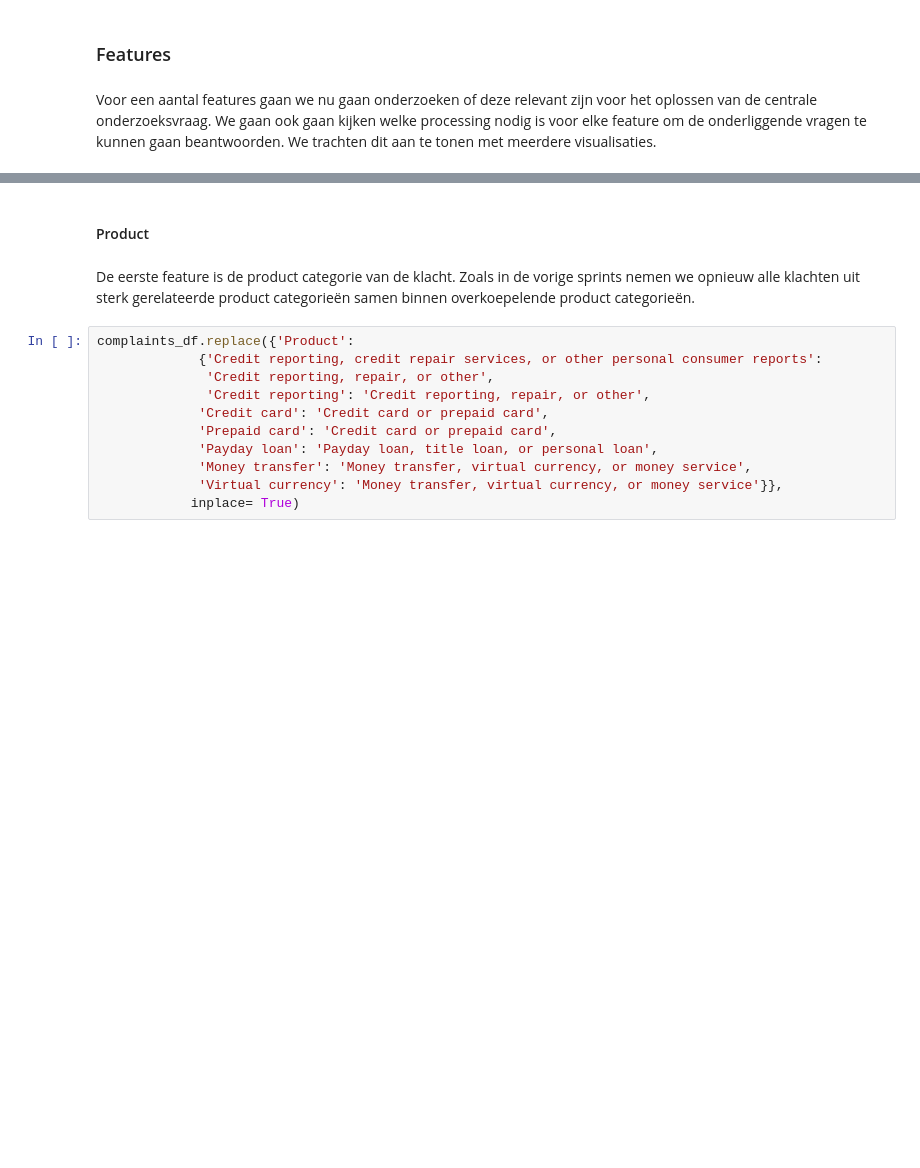
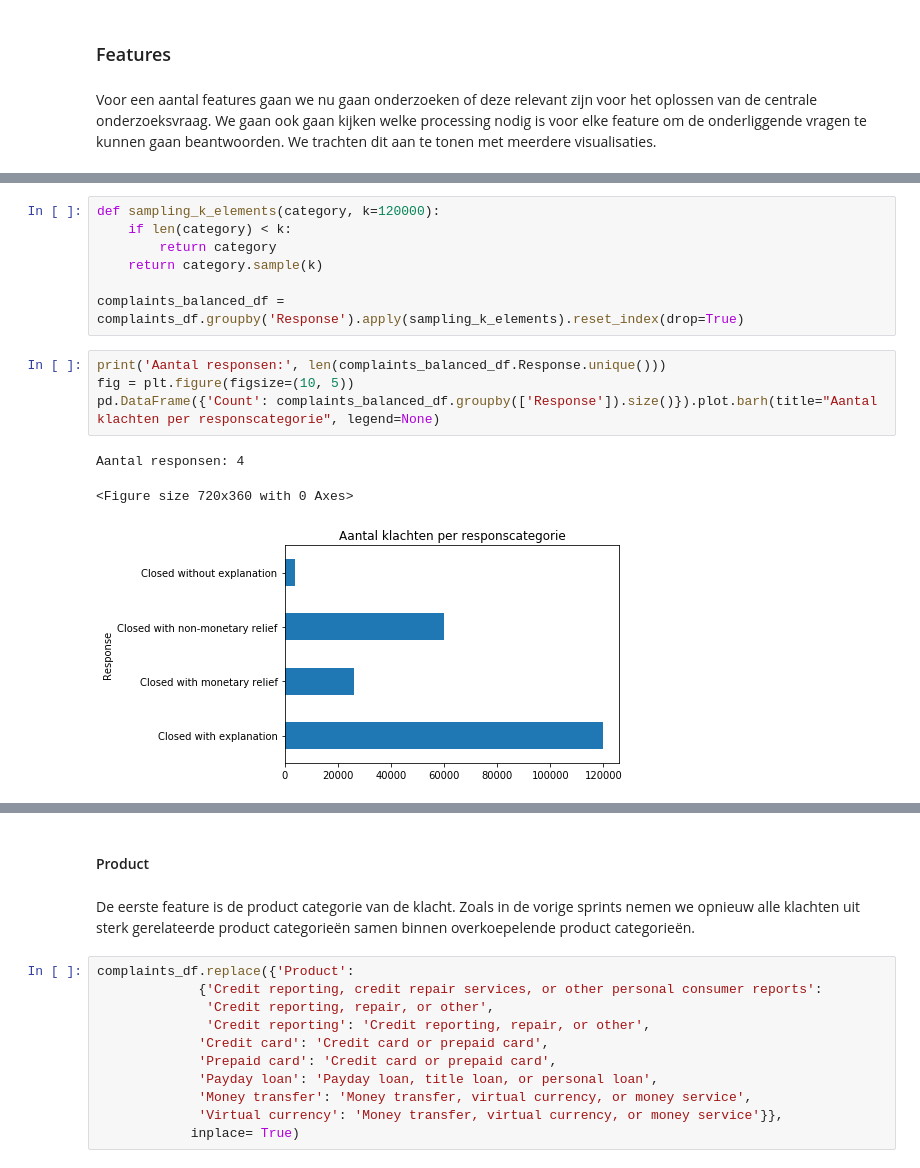
Before and after one commit to WouterStemgee/applied-machine-learning-consumer-complaints-database, a Jupyter notebook: sprint3/sprint3.ipynb, the cells around one changed output, grey strips where cells are left out. Cells and saved outputs as stored; diff of their text form; blank space fills up the shorter version.

```diff
--- a/sprint3/sprint3.ipynb
+++ b/sprint3/sprint3.ipynb
@@ -62,0 +90,15 @@ Voor een aantal features gaan we nu gaan onderzoeken of deze relevant zijn voor
+# %%
+def sampling_k_elements(category, k=120000):
+    if len(category) < k:
+        return category
+    return category.sample(k)
+
+complaints_balanced_df = complaints_df.groupby('Response').apply(sampling_k_elements).reset_index(drop=True)
+# %%
+print('Aantal responsen:', len(complaints_balanced_df.Response.unique()))
+fig = plt.figure(figsize=(10, 5))
+pd.DataFrame({'Count': complaints_balanced_df.groupby(['Response']).size()}).plot.barh(title="Aantal klachten per responscategorie", legend=None)
+# %% [output]
+Aantal responsen: 4
+<Figure size 720x360 with 0 Axes>
+[figure, added]
```
Also changed, not shown: parts of 46 cells of this notebook.
